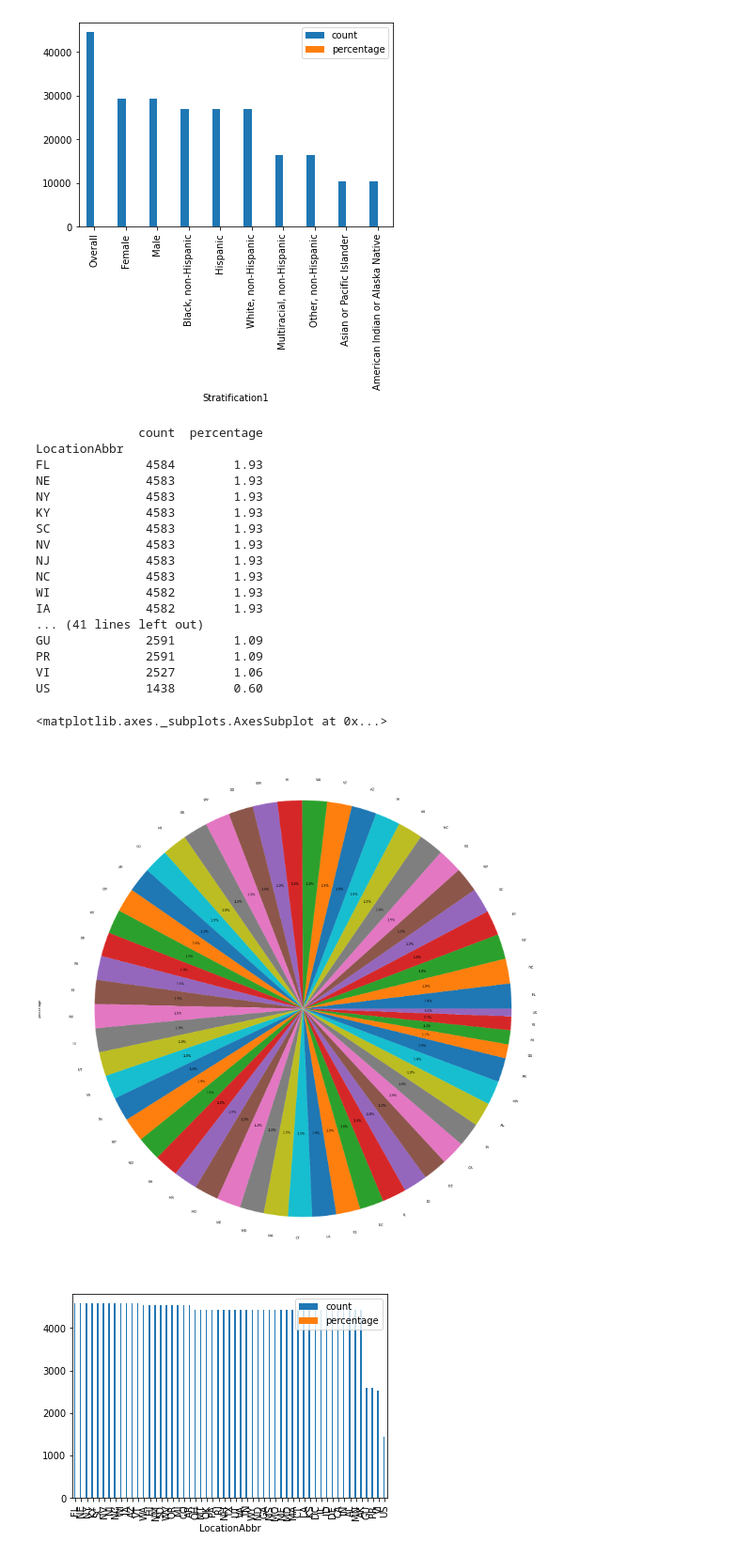
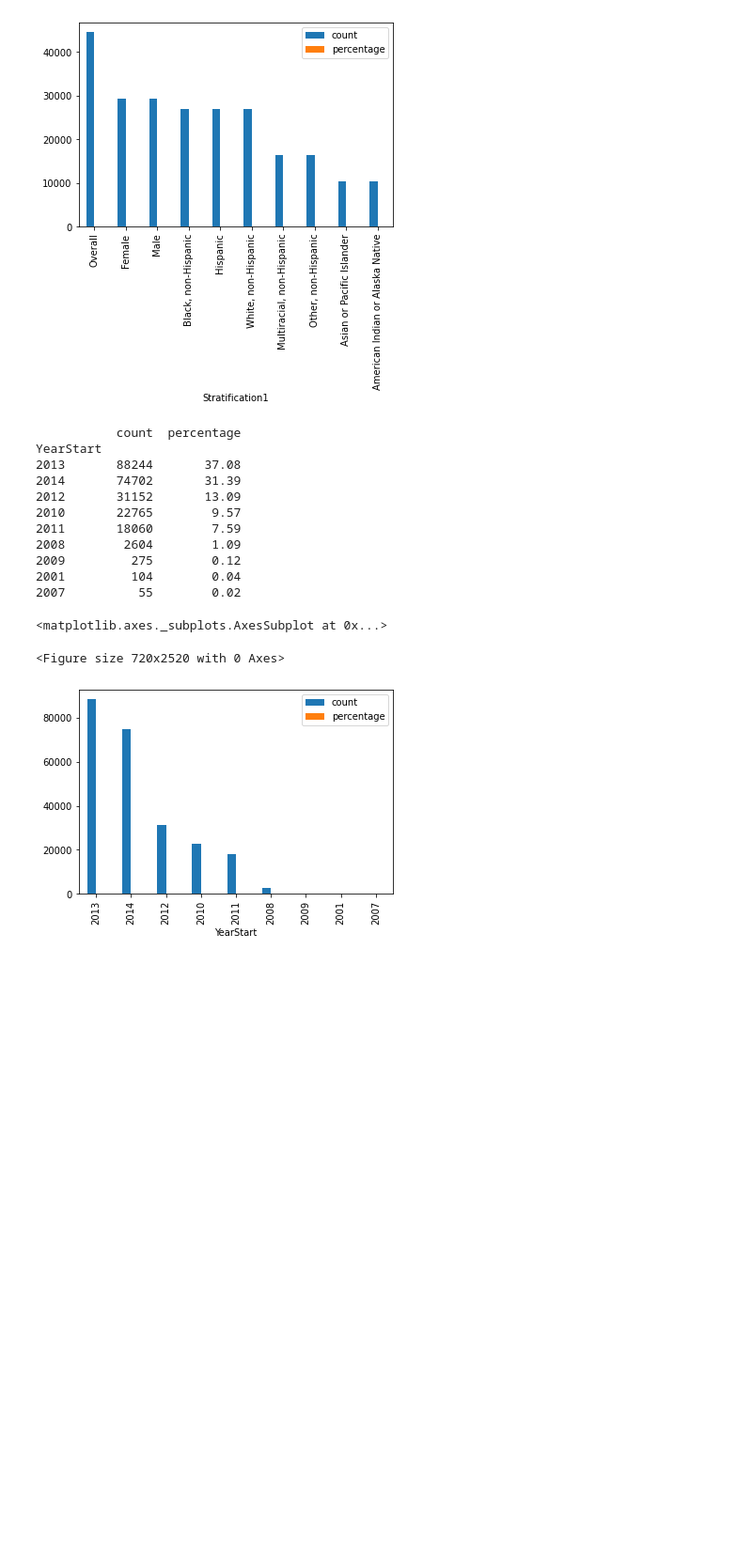
Before and after one commit to Thivadee19/LGCC_Capstone-Project, a Jupyter notebook: Capstone_Project.ipynb, the cells around one changed output. Shown: that part at 94% size. Cells and saved outputs as stored; diff of their text form; code cells hidden in the pictures; blank space fills up the shorter version.

```diff
--- a/Capstone_Project.ipynb
+++ b/Capstone_Project.ipynb
@@ -190,31 +233,26 @@ American Indian or Alaska Native  10491        4.41
 [figure]
 [figure]
 # %%
-plt.figure(figsize=(30,55))
-df3 =df.reset_index().groupby(['LocationAbbr']).size().to_frame('count')
+plt.figure(figsize=(10,35))
+df3 =df.reset_index().groupby(['YearStart']).size().to_frame('count')
 df3['percentage'] = round(df3['count'].div(237961).mul(100),2)
 df3 =df3.sort_values('count', ascending=False)
 print (df3)
-df3['percentage'].plot.pie(autopct="%.1f%%")
 df3.plot(kind='bar')
+
+## to see the periad of data and when have most of the record.
 # %% [output]
-              count  percentage
-LocationAbbr
-FL             4584        1.93
-NE             4583        1.93
-NY             4583        1.93
-KY             4583        1.93
-SC             4583        1.93
-NV             4583        1.93
-NJ             4583        1.93
-NC             4583        1.93
-WI             4582        1.93
-IA             4582        1.93
-... (41 lines left out)
-GU             2591        1.09
-PR             2591        1.09
-VI             2527        1.06
-US             1438        0.60
+           count  percentage
+YearStart
+2013       88244       37.08
+2014       74702       31.39
+2012       31152       13.09
+2010       22765        9.57
+2011       18060        7.59
+2008        2604        1.09
+2009         275        0.12
+2001         104        0.04
+2007          55        0.02
 <matplotlib.axes._subplots.AxesSubplot at 0x...>
+<Figure size 720x2520 with 0 Axes>
-[figure, old version]
+[figure, new version]
-[figure, removed]
```
Also changed, not shown: parts of 11 cells of this notebook.
